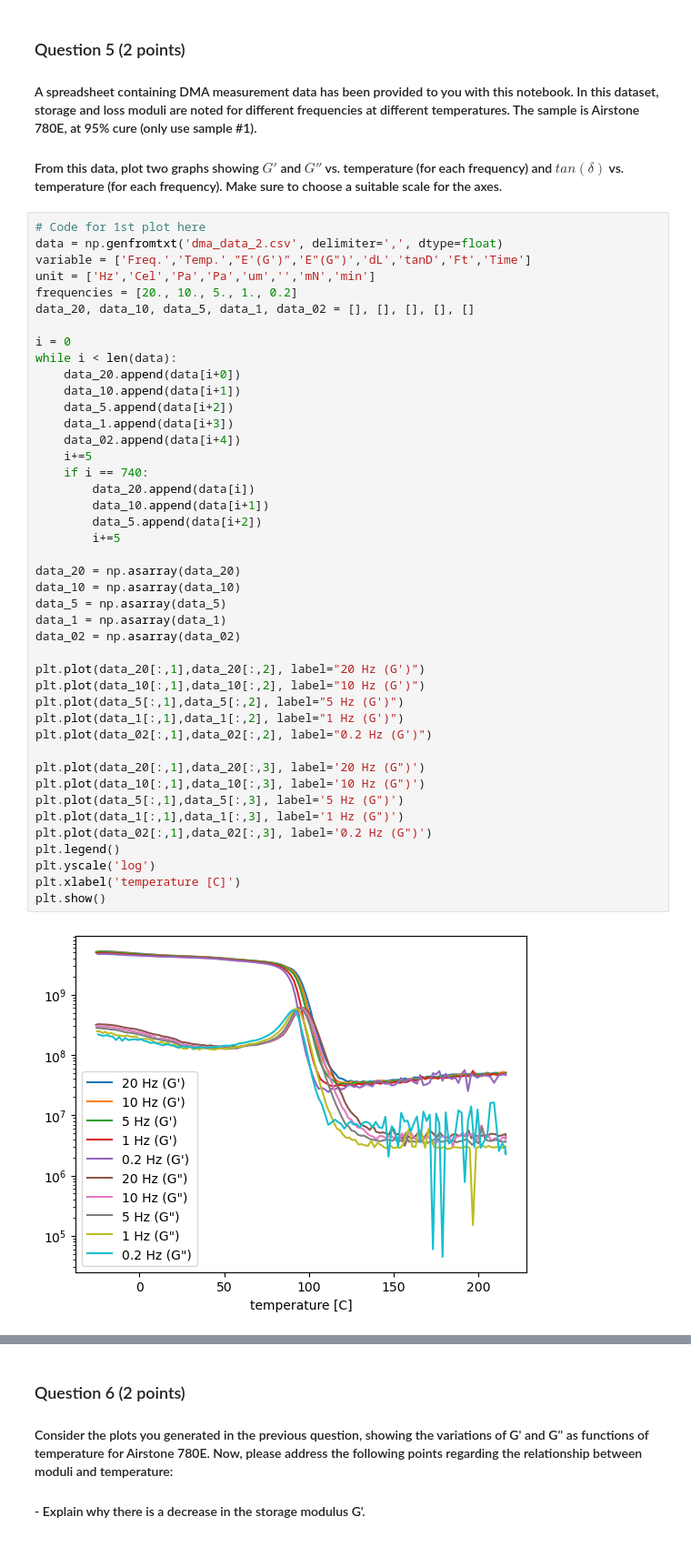
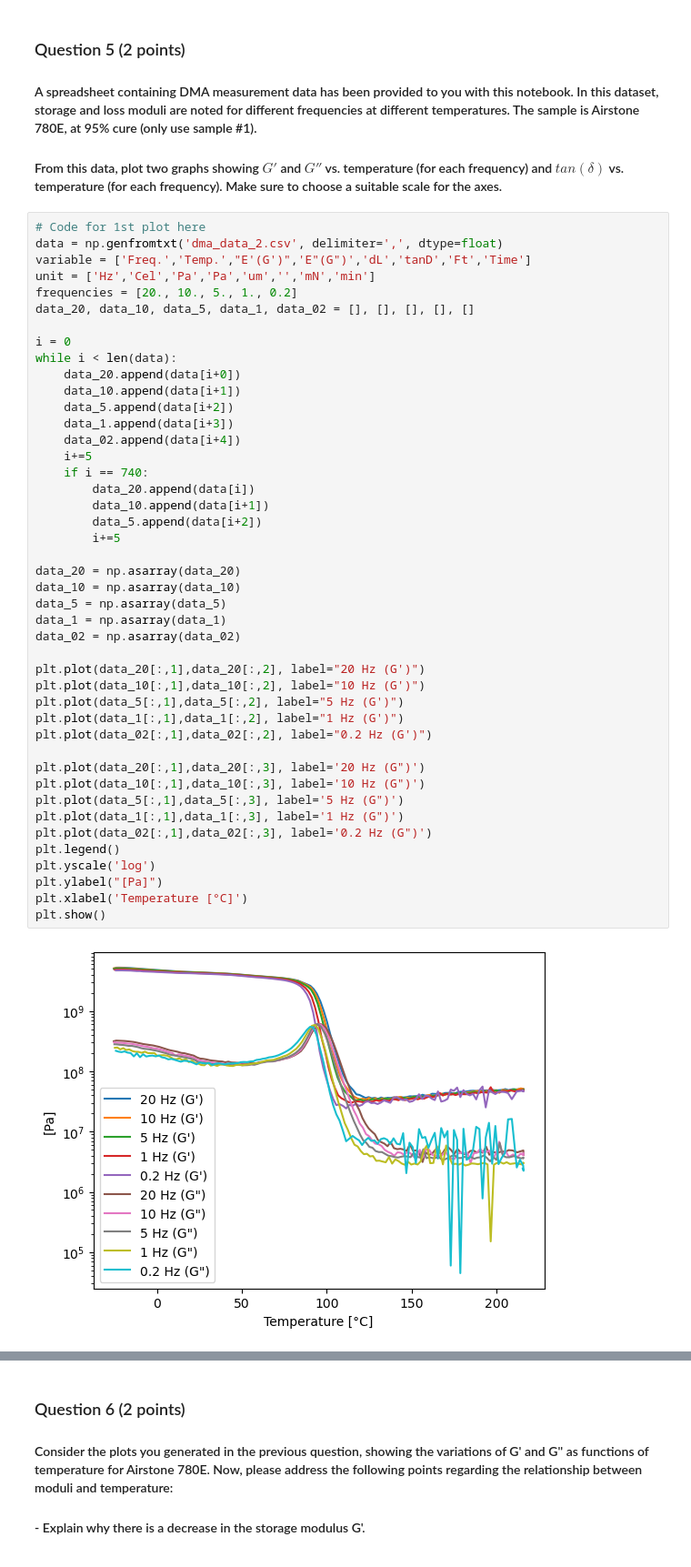
Before and after one commit to arthurstreebgreebling/PCM, a Jupyter notebook: A2 Rheokinetics/Notebook Rheokinetics.ipynb, the cells around one changed output, grey strips where cells are left out. Shown at 91% size. Cells and saved outputs as stored; diff of their text form.

```diff
--- a/A2 Rheokinetics/Notebook Rheokinetics.ipynb
+++ b/A2 Rheokinetics/Notebook Rheokinetics.ipynb
@@ -131,35 +131,36 @@ while i < len(data):
     data_1.append(data[i+3])
     data_02.append(data[i+4])
     i+=5
     if i == 740:
         data_20.append(data[i])
         data_10.append(data[i+1])
         data_5.append(data[i+2])
         i+=5
 
 data_20 = np.asarray(data_20)
 data_10 = np.asarray(data_10)
 data_5 = np.asarray(data_5)
 data_1 = np.asarray(data_1)
 data_02 = np.asarray(data_02)
 
 plt.plot(data_20[:,1],data_20[:,2], label="20 Hz (G')")
 plt.plot(data_10[:,1],data_10[:,2], label="10 Hz (G')")
 plt.plot(data_5[:,1],data_5[:,2], label="5 Hz (G')")
 plt.plot(data_1[:,1],data_1[:,2], label="1 Hz (G')")
 plt.plot(data_02[:,1],data_02[:,2], label="0.2 Hz (G')")
 
 plt.plot(data_20[:,1],data_20[:,3], label='20 Hz (G")')
 plt.plot(data_10[:,1],data_10[:,3], label='10 Hz (G")')
 plt.plot(data_5[:,1],data_5[:,3], label='5 Hz (G")')
 plt.plot(data_1[:,1],data_1[:,3], label='1 Hz (G")')
 plt.plot(data_02[:,1],data_02[:,3], label='0.2 Hz (G")')
 plt.legend()
 plt.yscale('log')
-plt.xlabel('temperature [C]')
+plt.ylabel("[Pa]")
+plt.xlabel('Temperature [°C]')
 plt.show()
 # %% [output]
-[figure, old version]
+[figure, new version]
 # %%
 # Code for 2nd plot here
 plt.plot(data_20[:,1],data_20[:,5], label='20 Hz')
```
Also changed, not shown: parts of 7 cells of this notebook.
